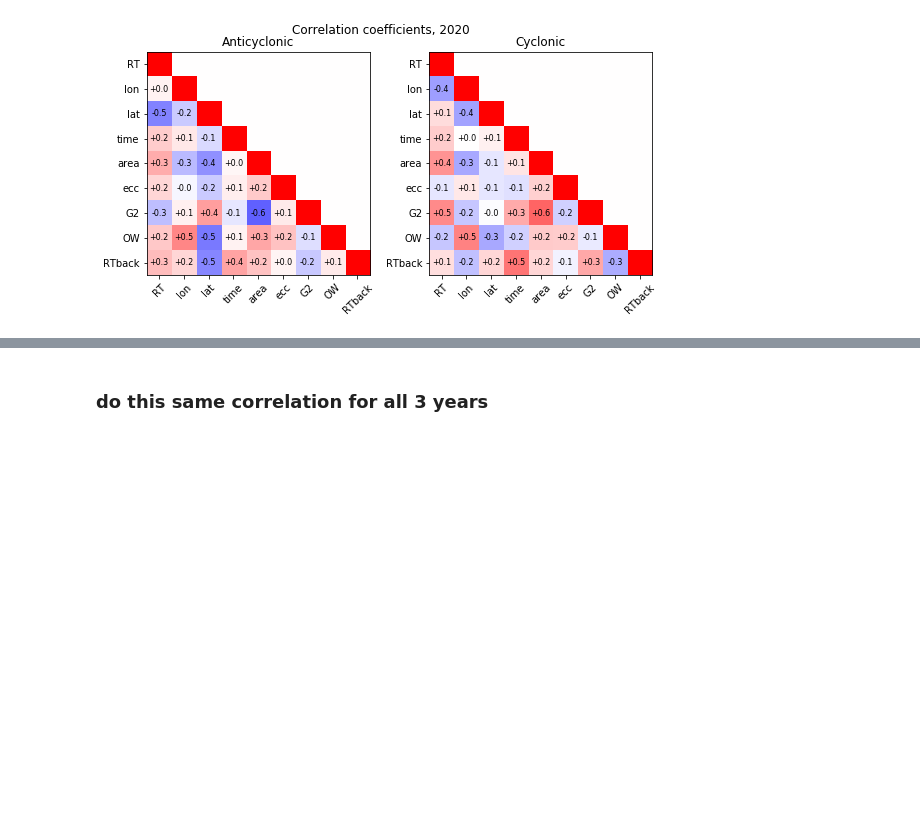
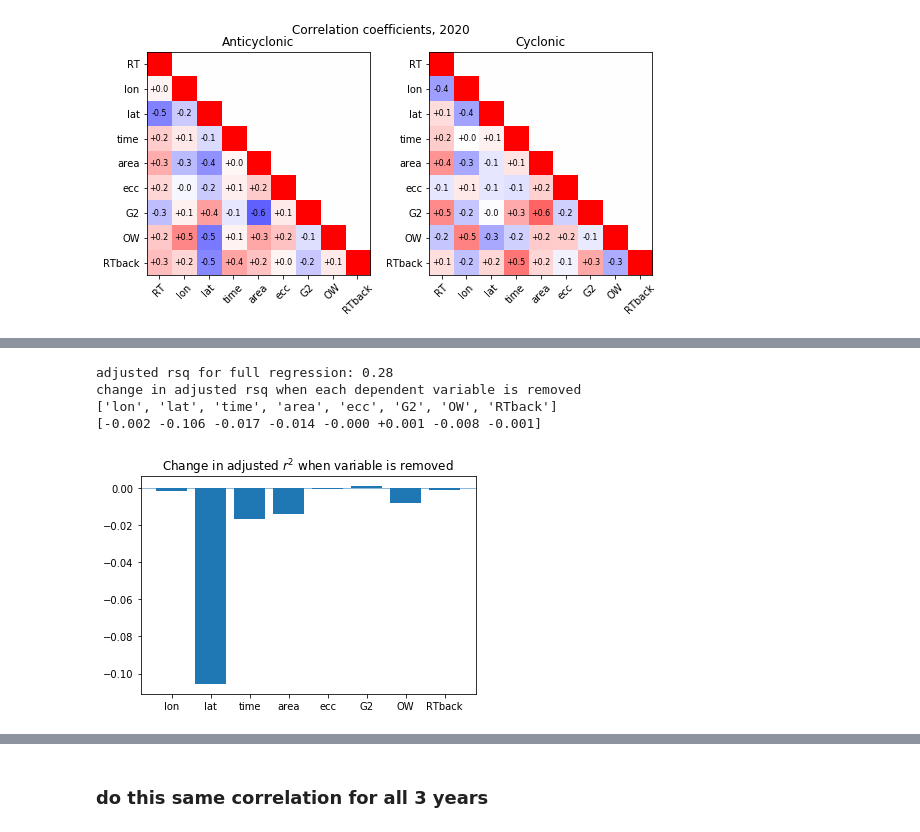
Before and after one commit to zacharykerickson/EXPORTS_analyses, a Jupyter notebook: NAtlantic_eddytracking.ipynb, the cells around one changed output, grey strips where cells are left out. Cells and saved outputs as stored; diff of their text form; code cells hidden in the pictures; blank space fills up the shorter version.

Commit message:
Add files via upload
Update with multilinear regression

```diff
--- a/NAtlantic_eddytracking.ipynb
+++ b/NAtlantic_eddytracking.ipynb
@@ -79,0 +140,18 @@ plt.suptitle('Correlation coefficients, 2020',va='bottom');
+# %%
+print('adjusted rsq for full regression: %.2f'%model.rsquared_adj)
+print('change in adjusted rsq when each dependent variable is removed')
+print(names[1::])
+adj_rsq_removing_vars = np.array([sm.OLS(y,sm.add_constant(np.delete(X,i,axis=1))).fit().rsquared_adj for i in range(len(X.T))])
+with np.printoptions(precision=3, suppress=True, sign='+', floatmode='fixed'):
+    print(adj_rsq_removing_vars-model.rsquared_adj)
+# %% [output]
+adjusted rsq for full regression: 0.28
+change in adjusted rsq when each dependent variable is removed
+['lon', 'lat', 'time', 'area', 'ecc', 'G2', 'OW', 'RTback']
+[-0.002 -0.106 -0.017 -0.014 -0.000 +0.001 -0.008 -0.001]
+# %%
+plt.bar(names[1::],adj_rsq_removing_vars-model.rsquared_adj)
+plt.title('Change in adjusted $r^2$ when variable is removed');
+plt.axhline(0,lw=0.5);
+# %% [output]
+[figure, added]
```
Also changed, not shown: parts of 11 cells of this notebook.
